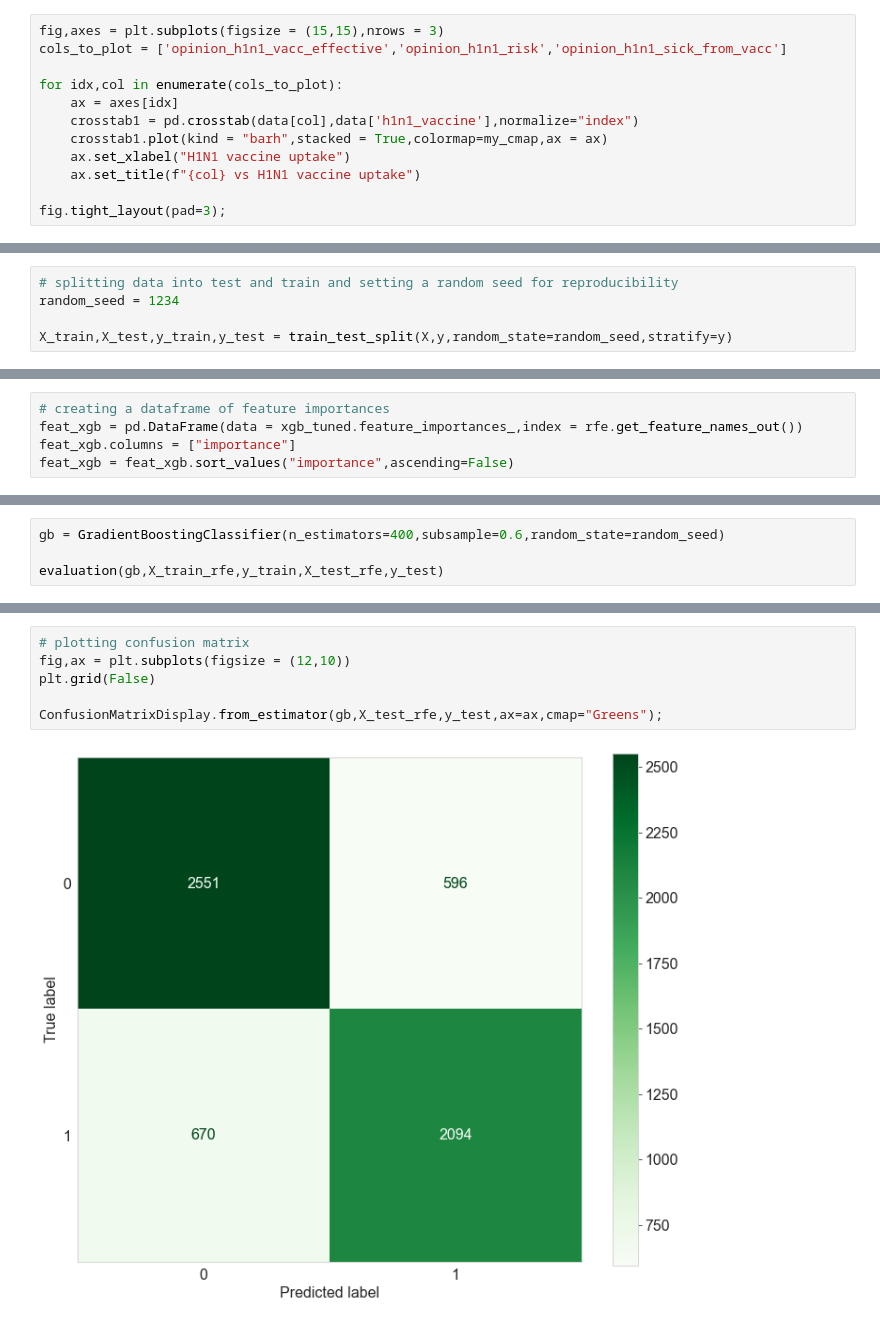
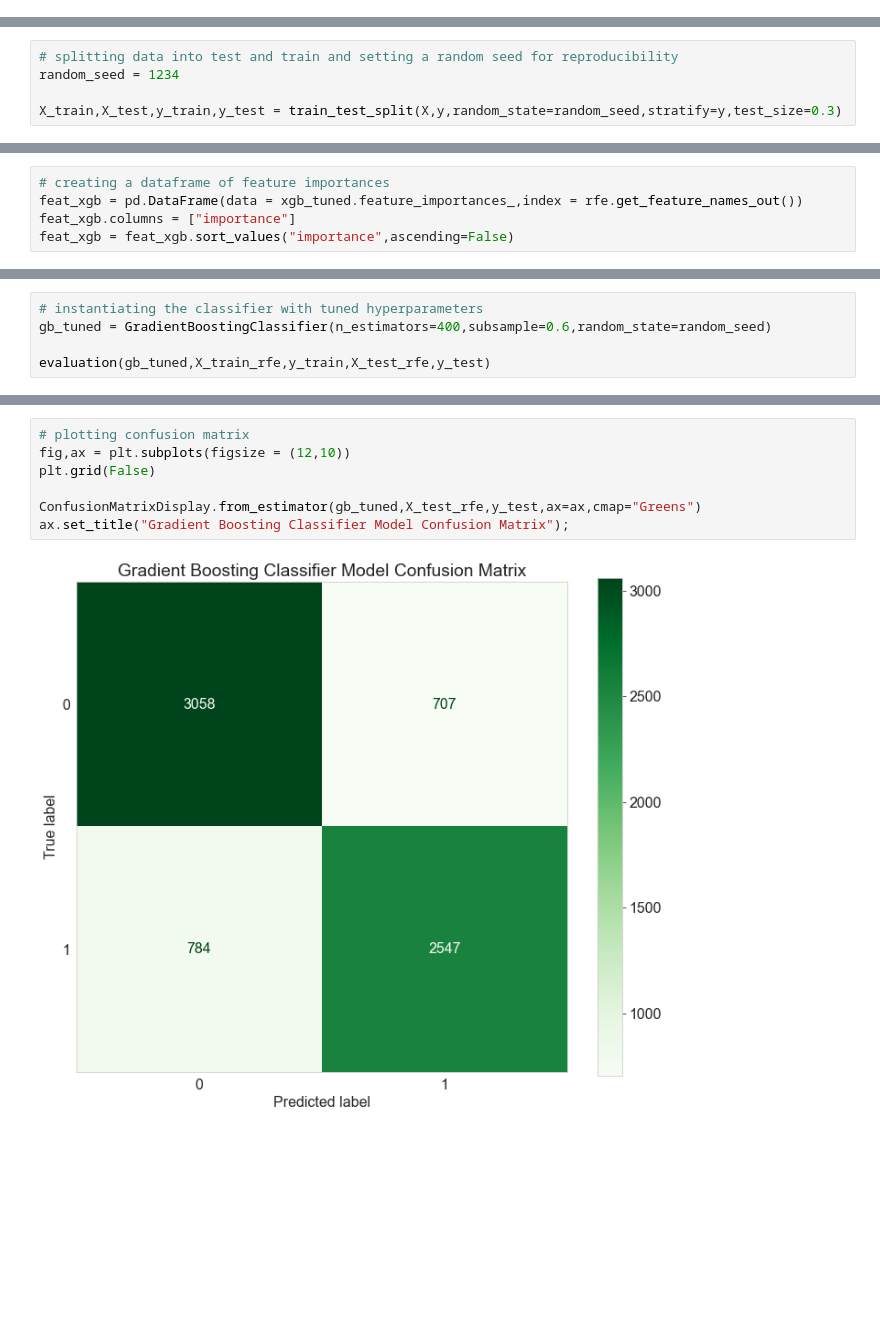
Before and after one commit to ngili/Predicting-H1N1-and-Seasonal-Flu-Vaccinations, a Jupyter notebook: analysis.ipynb, the cells around one changed output, grey strips where cells are left out. Saved outputs shown, nothing was run; the diff lists cells and outputs as text; blank space fills up the shorter version.

Commit message:
Finish evaluation

```diff
--- a/analysis.ipynb
+++ b/analysis.ipynb
@@ -358,12 +356,0 @@ From the graphs, the following can be noted:
-# %%
-fig,axes = plt.subplots(figsize = (15,15),nrows = 3)
-cols_to_plot = ['opinion_h1n1_vacc_effective','opinion_h1n1_risk','opinion_h1n1_sick_from_vacc']
-
-for idx,col in enumerate(cols_to_plot):
-    ax = axes[idx]
-    crosstab1 = pd.crosstab(data[col],data['h1n1_vaccine'],normalize="index")
-    crosstab1.plot(kind = "barh",stacked = True,colormap=my_cmap,ax = ax)
-    ax.set_xlabel("H1N1 vaccine uptake")
-    ax.set_title(f"{col} vs H1N1 vaccine uptake")
-
-fig.tight_layout(pad=3);
@@ -396,5 +381,5 @@ y = data.seasonal_vaccine
 # splitting data into test and train and setting a random seed for reproducibility
 random_seed = 1234
 
-X_train,X_test,y_train,y_test = train_test_split(X,y,random_state=random_seed,stratify=y)
+X_train,X_test,y_train,y_test = train_test_split(X,y,random_state=random_seed,stratify=y,test_size=0.3)
 # %% [markdown]
@@ -890,5 +905,6 @@ Test Accuracy: 77.82101%
 # %%
-gb = GradientBoostingClassifier(n_estimators=400,subsample=0.6,random_state=random_seed)
+# instantiating the classifier with tuned hyperparameters
+gb_tuned = GradientBoostingClassifier(n_estimators=400,subsample=0.6,random_state=random_seed)
 
-evaluation(gb,X_train_rfe,y_train,X_test_rfe,y_test)
+evaluation(gb_tuned,X_train_rfe,y_train,X_test_rfe,y_test)
 # %% [output]
@@ -911,10 +927,11 @@ weighted avg       0.79      0.79      0.79      5911
 # %%
 # plotting confusion matrix
 fig,ax = plt.subplots(figsize = (12,10))
 plt.grid(False)
 
-ConfusionMatrixDisplay.from_estimator(gb,X_test_rfe,y_test,ax=ax,cmap="Greens");
+ConfusionMatrixDisplay.from_estimator(gb_tuned,X_test_rfe,y_test,ax=ax,cmap="Greens")
+ax.set_title("Gradient Boosting Classifier Model Confusion Matrix");
 # %% [output]
-[figure, old version]
+[figure, new version]
 # %%
 # creating a dataframe of feature importances
```
Also changed, not shown: parts of 54 cells of this notebook.
